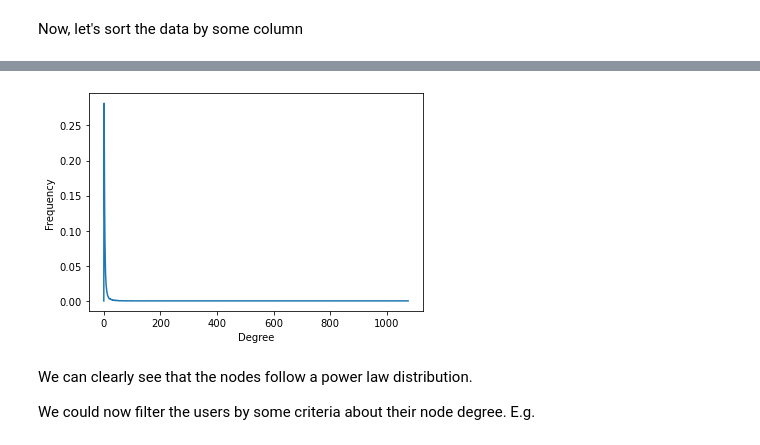
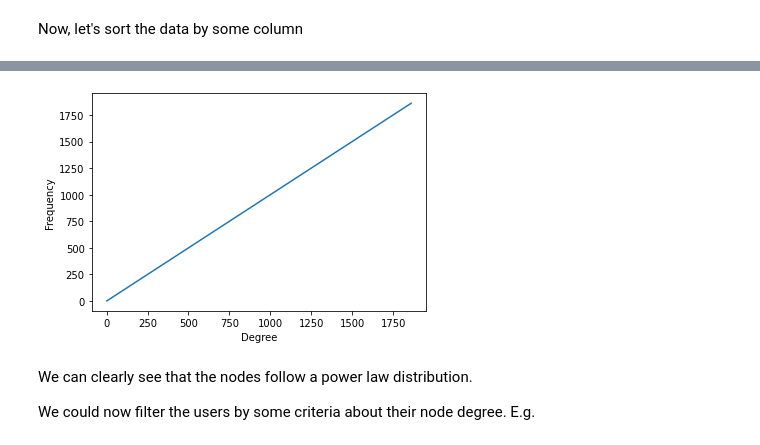
Before and after one commit to anatosun/reddit-cryptocurrency-analysis, a Jupyter notebook: notebooks/degree_centrality.ipynb, the cells around one changed output, grey strips where cells are left out. Cells and saved outputs as stored; diff of their text form; code cells hidden in the pictures.

```diff
--- a/notebooks/degree_centrality.ipynb
+++ b/notebooks/degree_centrality.ipynb
@@ -284,11 +284,11 @@ def plot_degree_histogram(g, normalized=True):
 # %%
 import seaborn as sns
 x,y = plot_degree_histogram(G)
-ax=sns.lineplot(x=x,y=y)
+ax=sns.lineplot(x=x[1:],y=x[1:])
 ax.set(xlabel="Degree", ylabel="Frequency")
 plt.savefig("../data/images/deg_dist.pdf")
 # %% [output]
-[figure, old version]
+[figure, new version]
 # %% [markdown]
 We can clearly see that the nodes follow a power law distribution.
 
```
Also changed, not shown: parts of 4 cells of this notebook.
